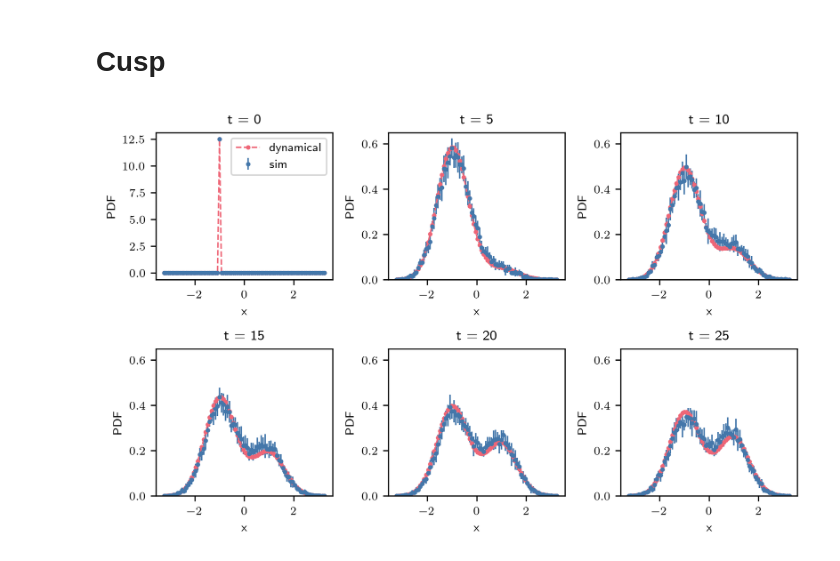
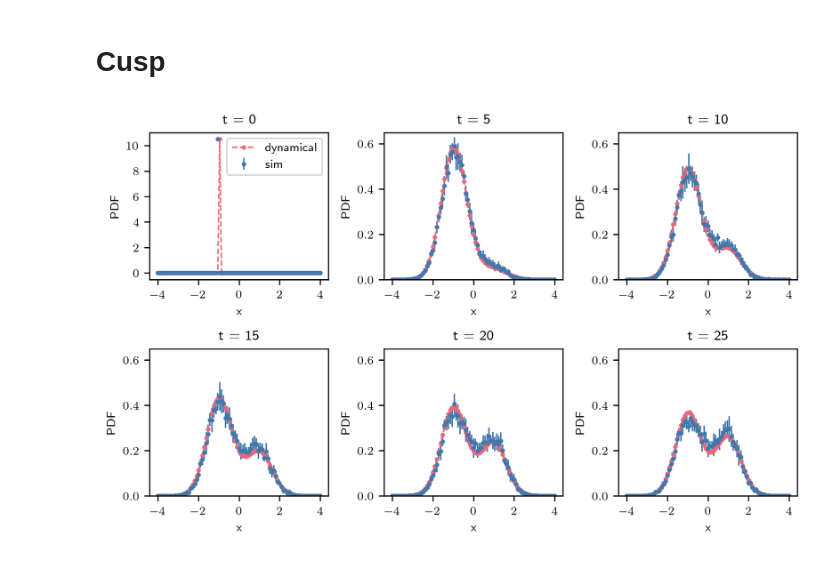
Before and after one commit to NilsToAn/overdampedDelayHarmonicOscillator, a Jupyter notebook: paper/pdfs.ipynb, the cells around one changed output. Drawn from its saved outputs; the diff is of its cells as text; code cells hidden in the pictures.

```diff
--- a/paper/pdfs.ipynb
+++ b/paper/pdfs.ipynb
@@ -203,7 +203,7 @@ plt.savefig('graphics/pdf_x4.pdf')
 k = 1
 border = 0
 x_0 = -1
-N_x_border = 12.5  # 24.5
+N_x_border = 10.5
 max_t = 26
 ntau = 2
 force = "cusp_force"
@@ -216,13 +216,13 @@ s = 0.5
 
 
 dx = (border - x_0) / N_x_border
-sb = 40.5 * dx  #  80.5 * dx #with .5, 0 not included
+sb = N_x_border * 4 * dx
 
 
 N_p = 2_000
 N_loop = 10
 
-ntau_sim = 30
+ntau_sim = 60
 
 D = s**2 / 2
 dt = tau / ntau if tau > 0 else 0.05
@@ -266,18 +266,18 @@ hists_cusp = hists_cusp_raw / hists_cusp_raw.sum(1)[:, None] / (x_s_cusp[1] - x_
 # %%
 fig,axs = plt.subplots(2,3, figsize=(two_col, 2*std_height))
 axs = axs.flatten()
 for i in range(6):
-    axs[i].errorbar(x_s_cusp, sim_hists_cusp_m[150*i+30], sim_hists_cusp_std[150*i+30], **sim_plt_set, ms = 4)
+    axs[i].errorbar(x_s_cusp, sim_hists_cusp_m[10*ntau_sim//ntau*i+ntau_sim], sim_hists_cusp_std[10*ntau_sim//ntau*i+ntau_sim], **sim_plt_set, ms = 4)
     axs[i].plot(x_s_cusp, hists_cusp[10*i], **num_plt_set, ms = 4)
     axs[i].set_xlabel('x')
     axs[i].set_ylabel('PDF')
     axs[i].set_title(f"t = {round(dt*10*i)}")
     if i > 0:
         axs[i].set_ylim(0,0.65)
 
 axs[0].legend()
 
 plt.tight_layout()
 plt.savefig('graphics/pdf_cusp.pdf')
 # %% [output]
-[figure, old version]
+[figure, new version]
```
Also changed, not shown: parts of 4 cells of this notebook, 45 other files.
